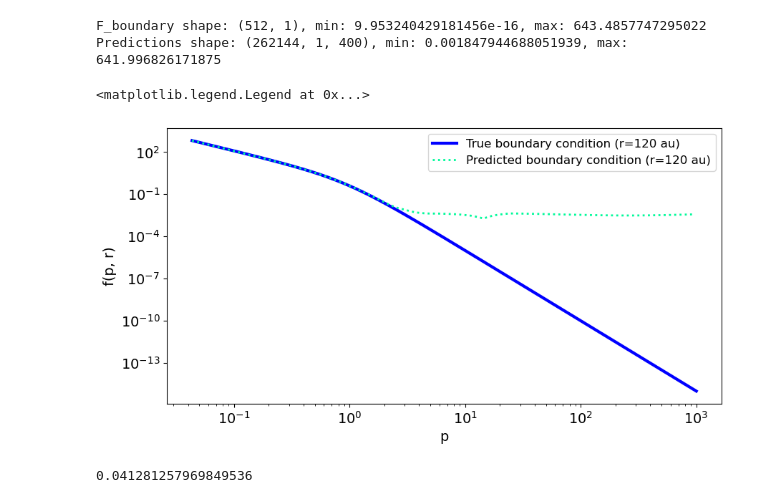
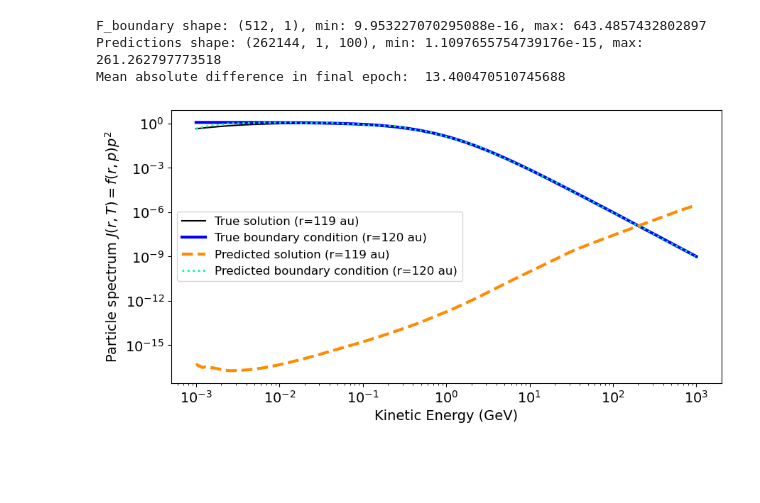
Before and after one commit to linneawolniewicz/pinns, a Jupyter notebook: src/visualize.ipynb, the cells around one changed output. Saved outputs shown, nothing was run; the diff lists cells and outputs as text; code cells hidden in the pictures; blank space fills up the shorter version.

```diff
--- a/src/visualize.ipynb
+++ b/src/visualize.ipynb
@@ -16,5 +16,5 @@ OUTPUTS_PATH = os.path.abspath(os.path.join(CURRENT_PATH, "..", "outputs"))
 # %%
-filename = 'onlyHighSampling'
+filename = ''
 
 # Load PINN outputs
 with open(OUTPUTS_PATH + '/pinn_loss_' + filename + '.pkl', 'rb') as file:
@@ -35,9 +35,17 @@ with open(DATA_PATH + '/p.pkl', 'rb') as file:
 with open(DATA_PATH + '/T.pkl', 'rb') as file:
     T = pkl.load(file)
 
-with open(DATA_PATH + '/r.pkl', 'rb') as file:
+with open(DATA_PATH + '/r_119au.pkl', 'rb') as file:
     r = pkl.load(file)
+
+with open(DATA_PATH + '/J.pkl', 'rb') as file:
+    J = pkl.load(file)
 # %%
+# Scale prediction and f_boundary back to real space
+f_bound = np.array([-34.54346331847909, 6.466899920699378], dtype='float32')
+f_boundary = np.exp((f_boundary*np.abs(f_bound[1]-f_bound[0])) + f_bound[0])
+predictions = np.exp((predictions*np.abs(f_bound[1]-f_bound[0])) + f_bound[0])
+
 # Get properties
 size = int(np.sqrt(predictions.shape[0]))
 epochs = int(predictions.shape[2])
@@ -45,24 +53,27 @@ epochs = int(predictions.shape[2])
 # Check data
 print(f'F_boundary shape: {f_boundary.shape}, min: {np.min(f_boundary)}, max: {np.max(f_boundary)}')
 print(f'Predictions shape: {predictions.shape}, min: {np.min(predictions[:, :, -1].reshape((size, size))[-1, :-1])}, max: {np.max(predictions[:, :, -1].reshape((size, size))[-1, :-1])}')
+print("Mean absolute difference in final epoch: ", np.mean(np.abs(predictions[:, :, -1].reshape((size, size))[-1, :] - f_boundary[:, 0])))
+# print("Final epoch prediction values for 120 AU and final 10 p values:", predictions[:, :, -1].reshape((size, size))[-1, -10:])
 # %% [output]
-F_boundary shape: (512, 1), min: 9.953240429181456e-16, max: 643.4857747295022
-Predictions shape: (262144, 1, 400), min: 0.001847944688051939, max: 641.996826171875
+F_boundary shape: (512, 1), min: 9.953227070295088e-16, max: 643.4857432802897
+Predictions shape: (262144, 1, 100), min: 1.1097655754739176e-15, max: 261.262797773518
+Mean absolute difference in final epoch:  13.400470510745688
 # %%
-# Plot f(r, p)
+# Plot J(r, T)
 fig, ax = plt.subplots(figsize=(10, 5))
 
-ax.loglog(p, f_boundary[:, 0], label=f'True boundary condition (r={r[-1, 0]/150e6:.0f} au)', c='blue', lw='3')
-# ax.loglog(p[:-1], np.expand_dims(predictions[:, :, -1].reshape((size, size))[0, :-1], axis=1), label=f'Predicted solution (r={r[0, 0]/150e6:.0f} au)', c='darkorange', lw='3', ls='--')
-ax.loglog(p[:-1], np.expand_dims(predictions[:, :, -1].reshape((size, size))[-1, :-1], axis=1), label=f'Predicted boundary condition (r={r[-1, 0]/150e6:.0f} au)', c='mediumspringgreen', lw='2', ls=':')
+ax.loglog(T, J[0, :], label=f'True solution (r={r[0, 0]/150e6:.0f} au)', c='k')
+ax.loglog(T, J[-1, :], label=f'True boundary condition (r={r[-1, 0]/150e6:.0f} au)', c='blue', lw='3')
+ax.loglog(T[:-1], np.expand_dims(predictions[:, :, -1].reshape((size, size))[0, :-1], axis=1)*(p[:-1]**2), label=f'Predicted solution (r={r[0, 0]/150e6:.0f} au)', c='darkorange', lw='3', ls='--')
+ax.loglog(T[:-1], np.expand_dims(predictions[:, :, -1].reshape((size, size))[-1, :-1], axis=1)*(p[:-1]**2), label=f'Predicted boundary condition (r={r[-1, 0]/150e6:.0f} au)', c='mediumspringgreen', lw='2', ls=':')
 
-ax.set_xlabel("p")
-ax.set_ylabel("f(p, r)")
+ax.set_xlabel("Kinetic Energy (GeV)")
+ax.set_ylabel("Particle spectrum $J(r, T) = f(r, p) p^2$")
+# ax.set_xlim(1e-3, 1e3)
+# ax.set_ylim(1e-9, 2e0)
 ax.legend(prop={'size': 12})
+
+plt.savefig('prediction.png')
 # %% [output]
-<matplotlib.legend.Legend at 0x...>
-[figure, old version]
+[figure, new version]
-# %%
-print(np.mean(np.abs(predictions[:, :, -1].reshape((size, size))[-1, :] - f_boundary[:, 0])))
-# %% [output]
-0.041281257969849536
```
Also changed, not shown: parts of 7 cells of this notebook, 25 other files.
